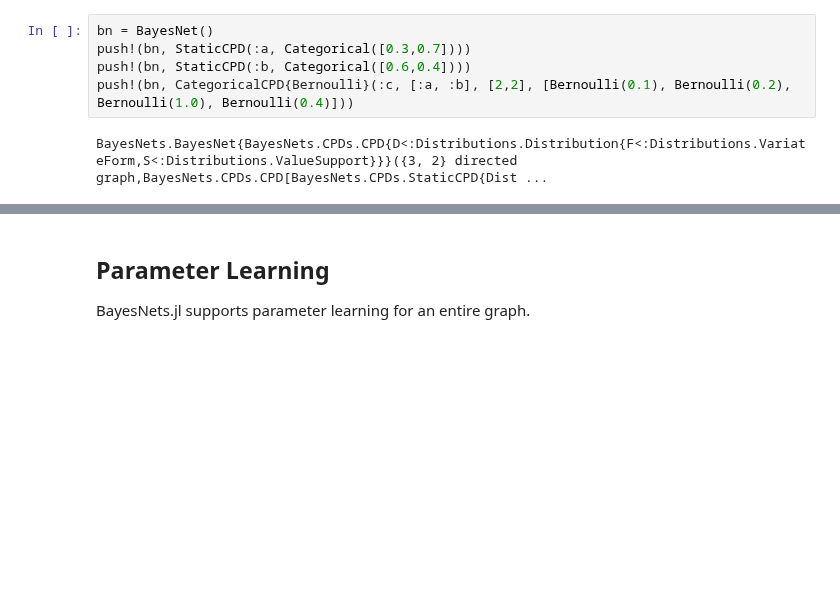
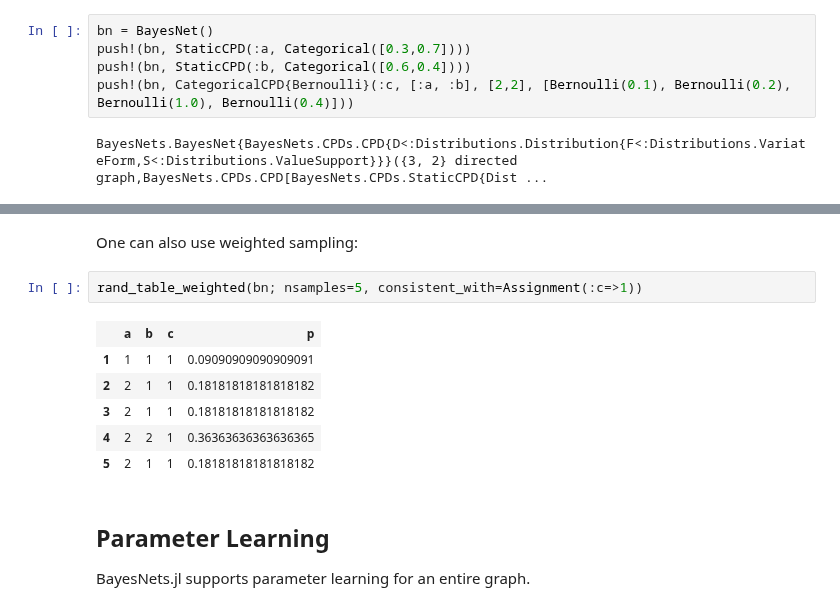
Before and after one commit to sisl/BayesNets.jl, a Jupyter notebook: doc/BayesNets.ipynb, the cells around one changed output, grey strips where cells are left out. Saved outputs shown, nothing was run; the diff lists cells and outputs as text; blank space fills up the shorter version.

```diff
--- a/doc/BayesNets.ipynb
+++ b/doc/BayesNets.ipynb
@@ -143,3 +153,14 @@ rand(bn, 5, Assignment(:c=>1))
+# %% [markdown]
+One can also use weighted sampling:
+# %%
+rand_table_weighted(bn; nsamples=5, consistent_with=Assignment(:c=>1))
+# %% [output]
+|  | a | b | c | p |
+| 1 | 1 | 1 | 1 | 0.09090909090909091 |
+| 2 | 2 | 1 | 1 | 0.18181818181818182 |
+| 3 | 2 | 1 | 1 | 0.18181818181818182 |
+| 4 | 2 | 2 | 1 | 0.36363636363636365 |
+| 5 | 2 | 1 | 1 | 0.18181818181818182 |
 # %% [markdown]
 ## Parameter Learning
 
```
Also changed, not shown: parts of 14 cells of this notebook, 12 other files.
